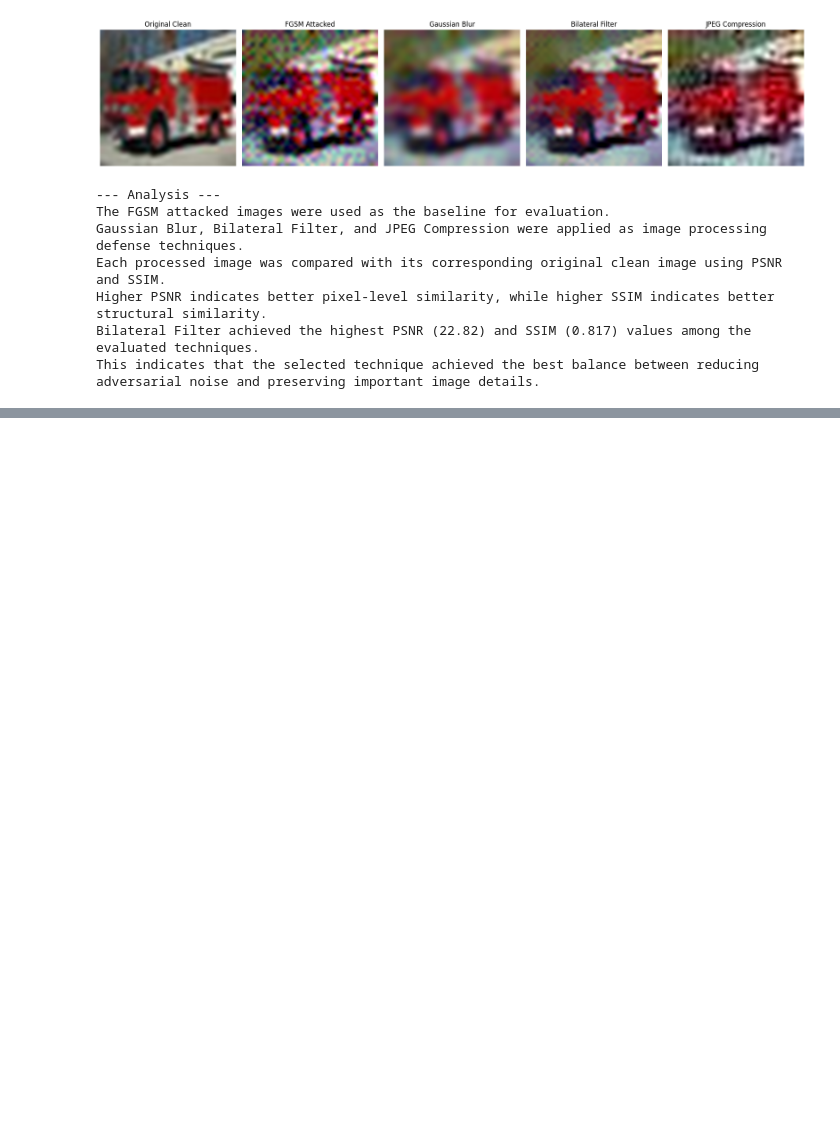
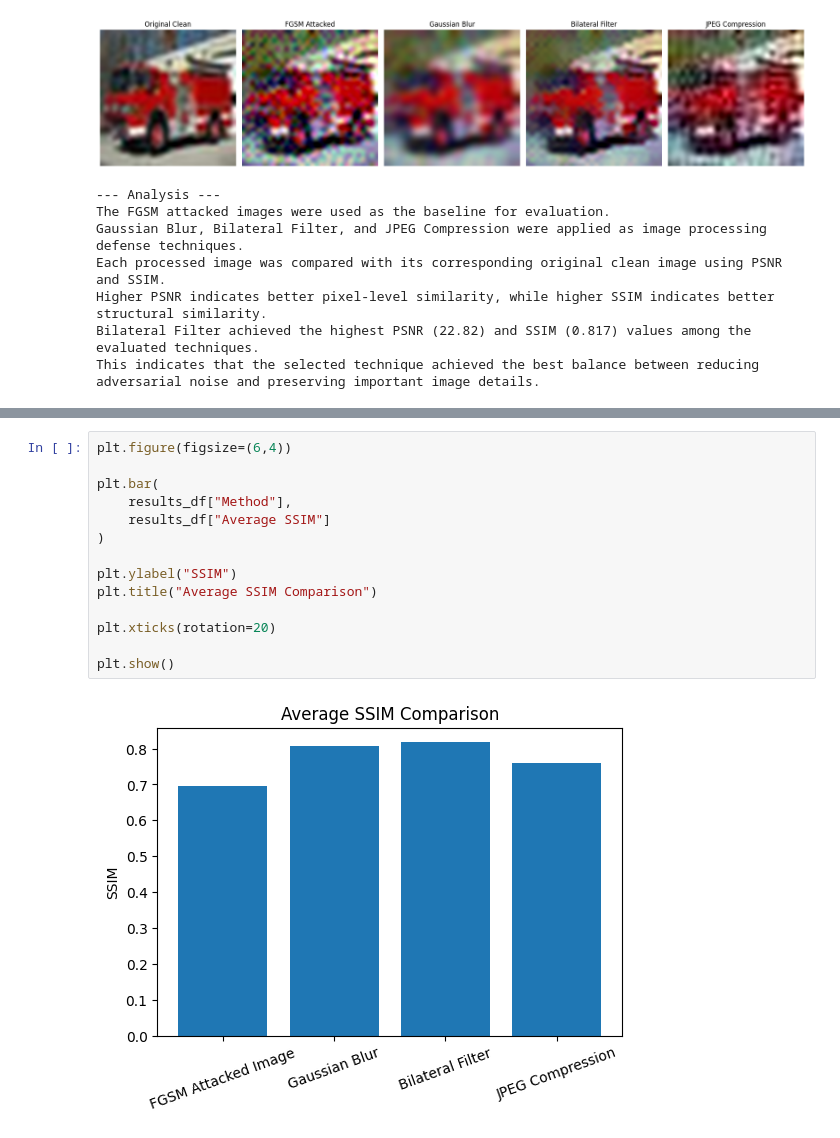
Before and after one commit to AiRenad/ImageProcessingProject, a Jupyter notebook: imageprocessingprogect.ipynb, the cells around one changed output, grey strips where cells are left out. Drawn from its saved outputs; the diff is of its cells as text; blank space fills up the shorter version.

```diff
--- a/imageprocessingprogect.ipynb
+++ b/imageprocessingprogect.ipynb
@@ -290,0 +307,16 @@ This indicates that the selected technique achieved the best balance between red
+# %%
+plt.figure(figsize=(6,4))
+
+plt.bar(
+    results_df["Method"],
+    results_df["Average SSIM"]
+)
+
+plt.ylabel("SSIM")
+plt.title("Average SSIM Comparison")
+
+plt.xticks(rotation=20)
+
+plt.show()
+# %% [output]
+[figure, added]
```
Also changed, not shown: parts of 3 cells of this notebook.
